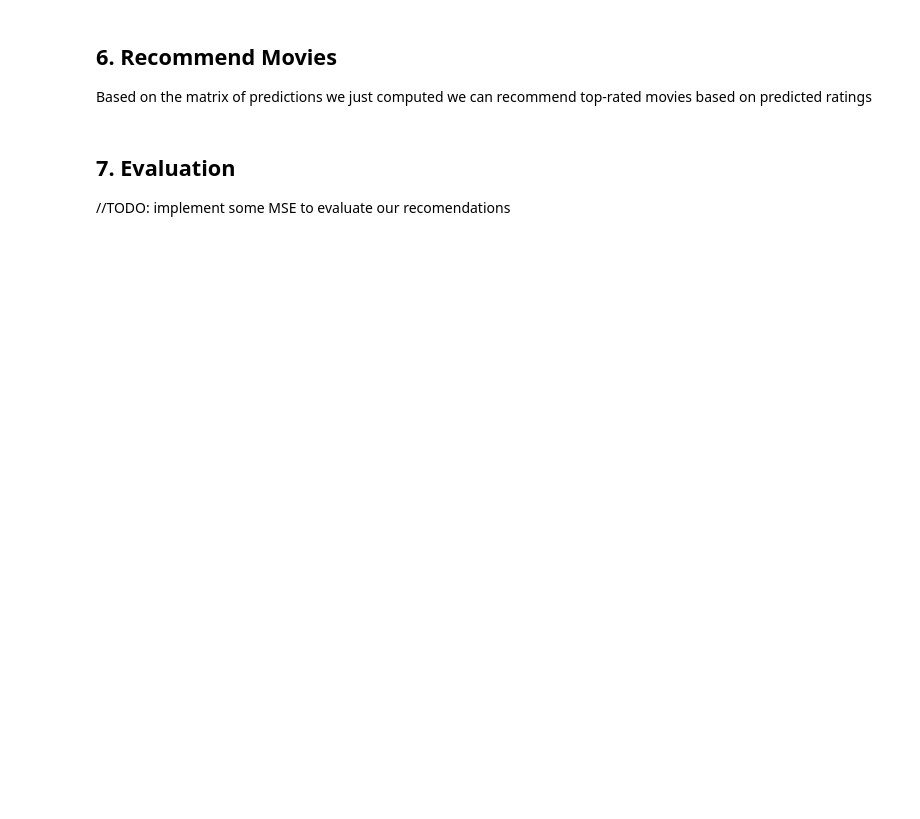
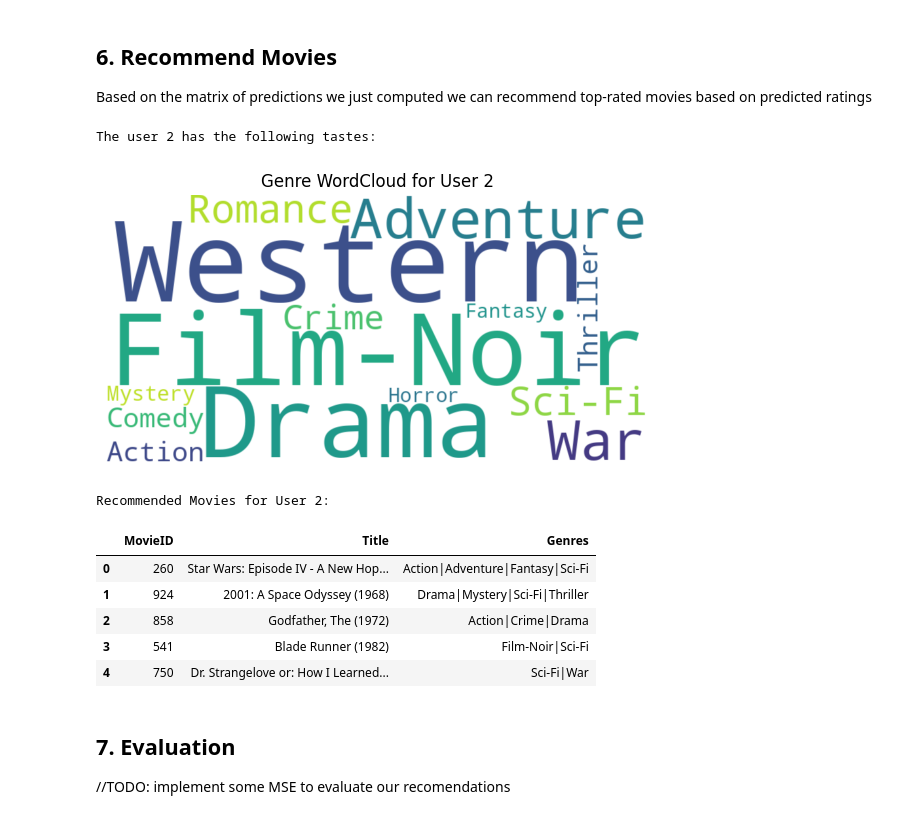
Before and after one commit to d4darius/CA-Homework3, a Jupyter notebook: Maretto_Gosmar_HWSVD.ipynb, the cells around one changed output. Cells and saved outputs as stored; diff of their text form; code cells hidden in the pictures; blank space fills up the shorter version.

```diff
--- a/Maretto_Gosmar_HWSVD.ipynb
+++ b/Maretto_Gosmar_HWSVD.ipynb
@@ -357,3 +416,17 @@ print("User-Item Matrix Shape:", matrix.shape)
+# %%
+# Compute cosine similarity between users
+user_similarity = cosine_similarity(user_item_matrix)
+
+# Perform hierarchical clustering
+
+# Use average linkage method for clustering
+linkage_matrix = linkage(user_similarity, method='average')
+
+# Get the order of users based on clustering
+user_order = leaves_list(linkage_matrix)
+
+# Reorder the user-item matrix based on the clustering
+user_item_matrix = user_item_matrix.iloc[user_order]
 # %% [markdown]
 ## 5. Perform SVD
 We preform Singular Value Decomposition on the user-item matrix.
@@ -543,6 +625,6 @@ We derive that 99.5% of the total explained variance is contained in the first 9
 # %%
 # Example SVD computation
-K = 92  # Number of latent features
+K = 20  # Number of latent features
 U1, sigma1, Vt1 = svds(matrix, k=K)  # k is the number of latent features
 
 # Sort the singular values in descending order
@@ -588,16 +717,29 @@ def recommend_movies(user_id, predicted_ratings, original_data, num_recommendati
     rated_movies = original_data[original_data['UserID'] == user_id]['MovieID']
     recommendations = user_row[~user_row.index.isin(rated_movies)].head(num_recommendations)
 
-    # Map back to movie titles
+    # Map back to movie titles and sort by predicted rating
     recommended_movies = movies[movies['MovieID'].isin(recommendations.index)]
+    recommended_movies = recommended_movies.set_index('MovieID').loc[recommendations.index].reset_index()
     return recommended_movies
-
-# Recommend movies for a specific user (e.g., user_id = 1)
-user_id = 1
-recommended_movies = recommend_movies(user_id, predicted_ratings, full_data, num_recommendations=5)
-
-print("Recommended Movies for User {}:".format(user_id))
-recommended_movies
+# %%
+# Recommend movies for a specific user (e.g., user_id = 1)
+user_id = 2
+recommended_movies = recommend_movies(user_id, predicted_ratings, full_data, num_recommendations=5)
+
+print(f"The user {user_id} has the following tastes:")
+plot_genre_wordcloud(user_id, full_data)
+print("Recommended Movies for User {}:".format(user_id))
+recommended_movies
+# %% [output]
+The user 2 has the following tastes:
+[figure, added]
+Recommended Movies for User 2:
+|  | MovieID | Title | Genres |
+| 0 | 260 | Star Wars: Episode IV - A New Hop... | Action|Adventure|Fantasy|Sci-Fi |
+| 1 | 924 | 2001: A Space Odyssey (1968) | Drama|Mystery|Sci-Fi|Thriller |
+| 2 | 858 | Godfather, The (1972) | Action|Crime|Drama |
+| 3 | 541 | Blade Runner (1982) | Film-Noir|Sci-Fi |
+| 4 | 750 | Dr. Strangelove or: How I Learned... | Sci-Fi|War |
 # %% [markdown]
 ## 7. Evaluation
 //TODO: implement some MSE to evaluate our recomendations
```
Also changed, not shown: parts of 24 cells of this notebook.
